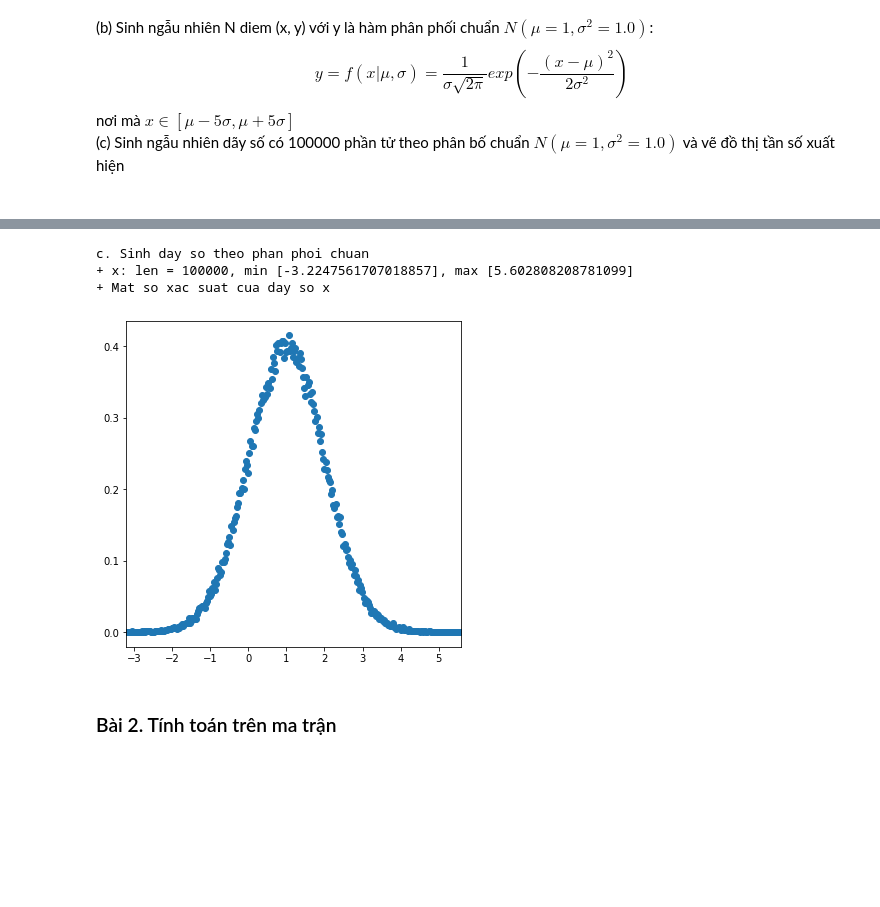
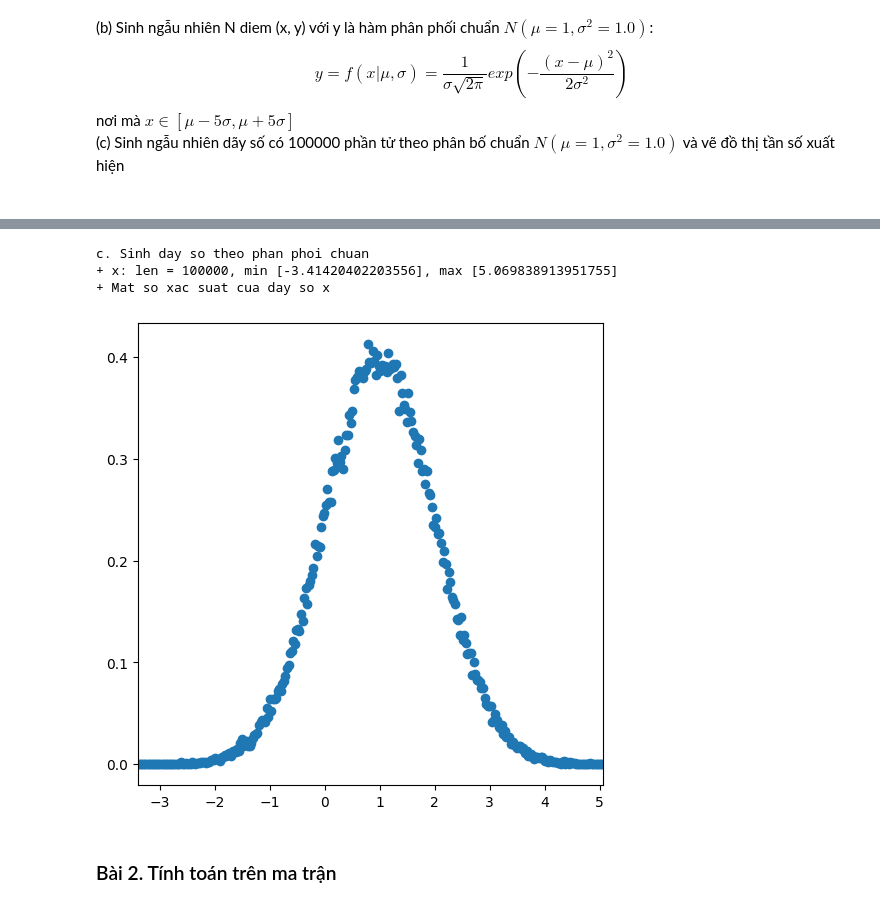
Before and after one commit to vnbao8093-creator/sgu2526k1_csttnt, a Jupyter notebook: Tuan02/my_lesson3.ipynb, the cells around one changed output, grey strips where cells are left out. Drawn from its saved outputs; the diff is of its cells as text; code cells hidden in the pictures; blank space fills up the shorter version.

```diff
--- a/Tuan02/my_lesson3.ipynb
+++ b/Tuan02/my_lesson3.ipynb
@@ -200,21 +257,35 @@ b. Sinh cặp (x, y) với y làm hàm phân phối chuẩn
 # %%
-""" CÁC BẠN LÀM BÀI Ở ĐÂY """
+# 1. Khai báo các tham số
+mu = 1.0
+sigma = 1.0
+N_points = 100000
+
+# 2. Sinh 100.000 phần tử theo phân phối chuẩn N(mu, sigma^2)
+# Công thức: x = mu + sigma * np.random.randn(N)
+x = mu + sigma * np.random.randn(N_points)
+
+# 3. Sử dụng np.histogram để thống kê mật độ xác suất
+# bins = 300 theo yêu cầu trong phần chú thích của đề bài
+cnt, edge = np.histogram(x, bins=300, density=True)
+
+# 4. Tính toán giá trị đại diện cho mỗi cột (giữa hai cạnh của bin) để vẽ scatter
+val = (edge[:-1] + edge[1:]) / 2
 # Sử dụng hàm np.random.randn() sinh phân phối chuẩn N(0,1) --> N(m,s^2) = m + N(0,1) * s
 # Sử dụng hàm np.histogram với density=True để thống kê số lần xuất hiện với số bins = 300 (do dãy số thực)
 # ...
 
 print( "c. Sinh day so theo phan phoi chuan")
 print(f"+ x: len = {len(x)}, min [{np.min(x)}], max [{np.max(x)}]")
 print(f"+ Mat so xac suat cua day so x")
 plt.figure(figsize=(6,6))      # kich thuoc ban ve
 plt.xlim(np.min(val), np.max(val))
 plt.scatter(val, cnt)
 plt.show()
 # %% [output]
 c. Sinh day so theo phan phoi chuan
-+ x: len = 100000, min [-3.2247561707018857], max [5.602808208781099]
++ x: len = 100000, min [-3.41420402203556], max [5.069838913951755]
 + Mat so xac suat cua day so x
-[figure, old version]
+[figure, new version]
 # %% [markdown]
 ### Bài 2. Tính toán trên ma trận
 # %% [markdown]
```
Also changed, not shown: parts of 11 cells of this notebook, 3 other files.
